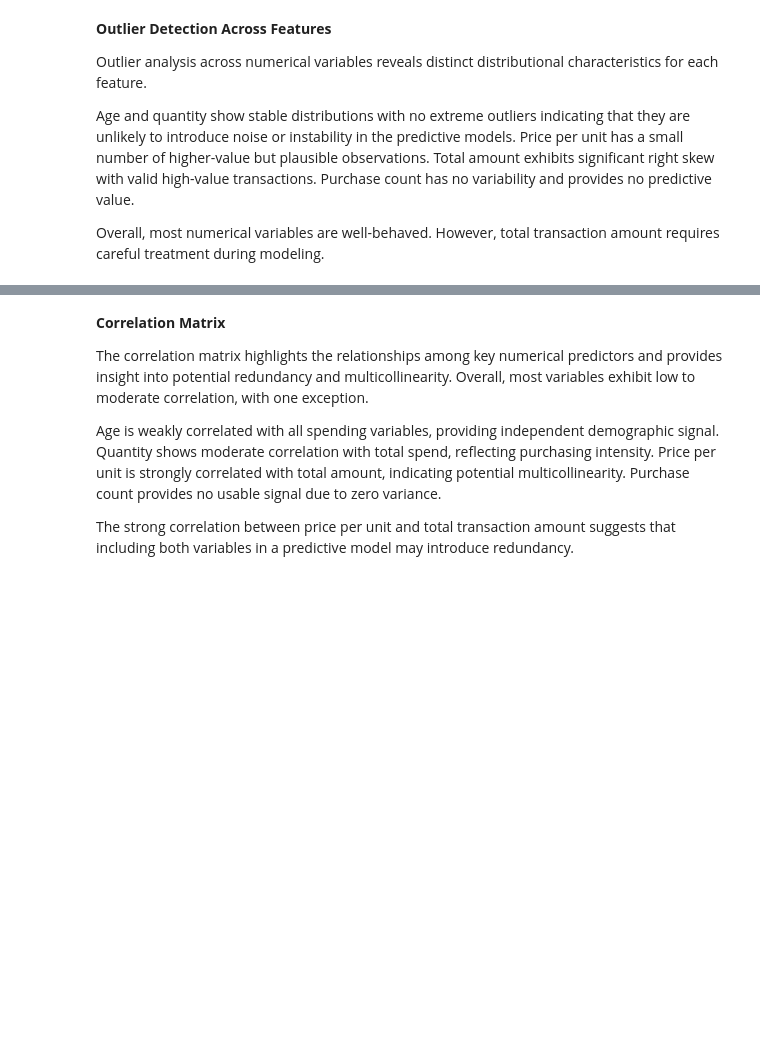
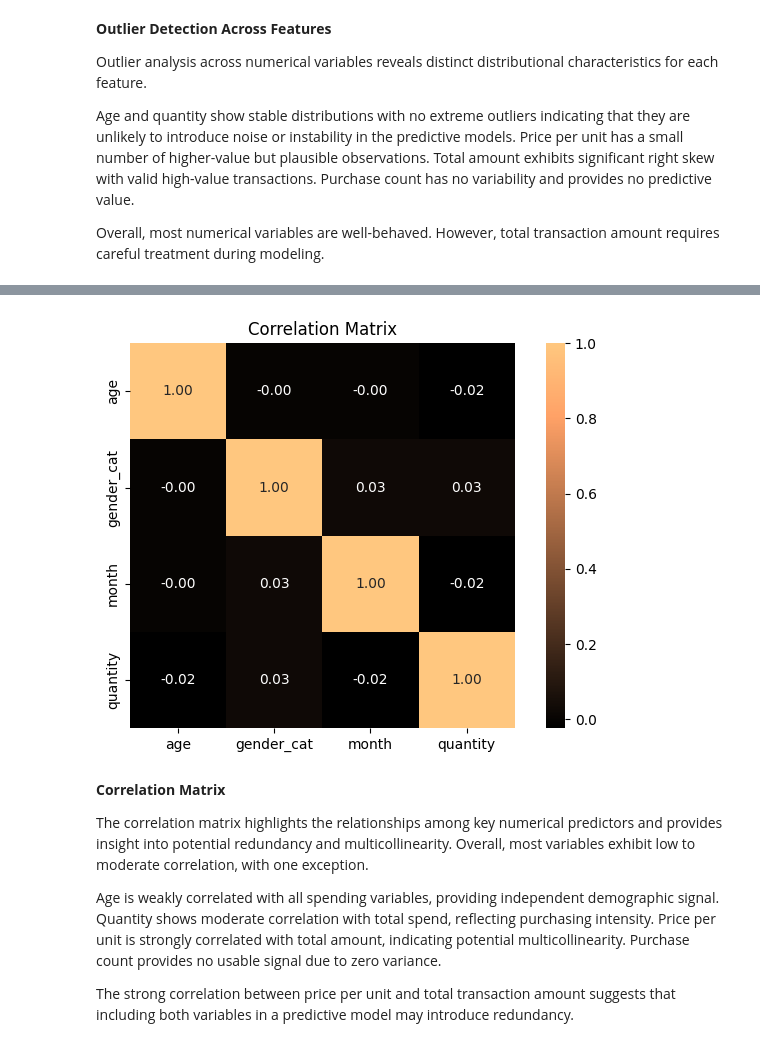
Before and after one commit to NicoleLatendresse/D6_Retail-Sales-Dataset, a Jupyter notebook: Analysis/Analysis.ipynb, the cells around one changed output, grey strips where cells are left out. Saved outputs shown, nothing was run; the diff lists cells and outputs as text; code cells hidden in the pictures; blank space fills up the shorter version.

```diff
--- a/Analysis/Analysis.ipynb
+++ b/Analysis/Analysis.ipynb
@@ -204,3 +204,16 @@ plt.show()
+# %%
+#Correlation analysis for PPT
+
+
+numeric_cols = ['age', 'gender_cat', 'month', 'quantity']
+corr = df[numeric_cols].corr()
+
+plt.figure(figsize=(8,5))
+sns.heatmap(corr,  annot=True, cmap='copper', fmt='.2f', square=True, annot_kws={'fontsize':10})
+plt.title('Correlation Matrix')
+plt.show()
+# %% [output]
+[figure, added]
 # %% [markdown]
 **Correlation Matrix**
 
```
Also changed, not shown: parts of 3 cells of this notebook, 1 other file.
